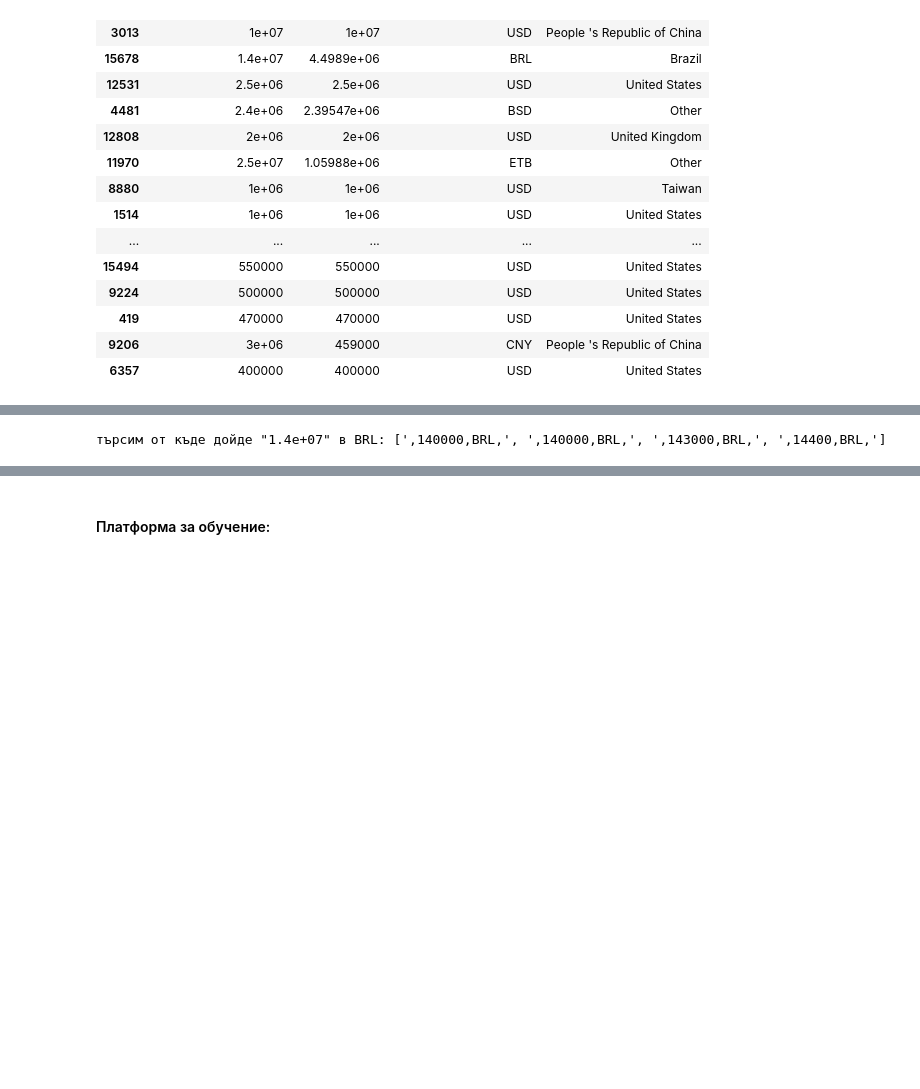
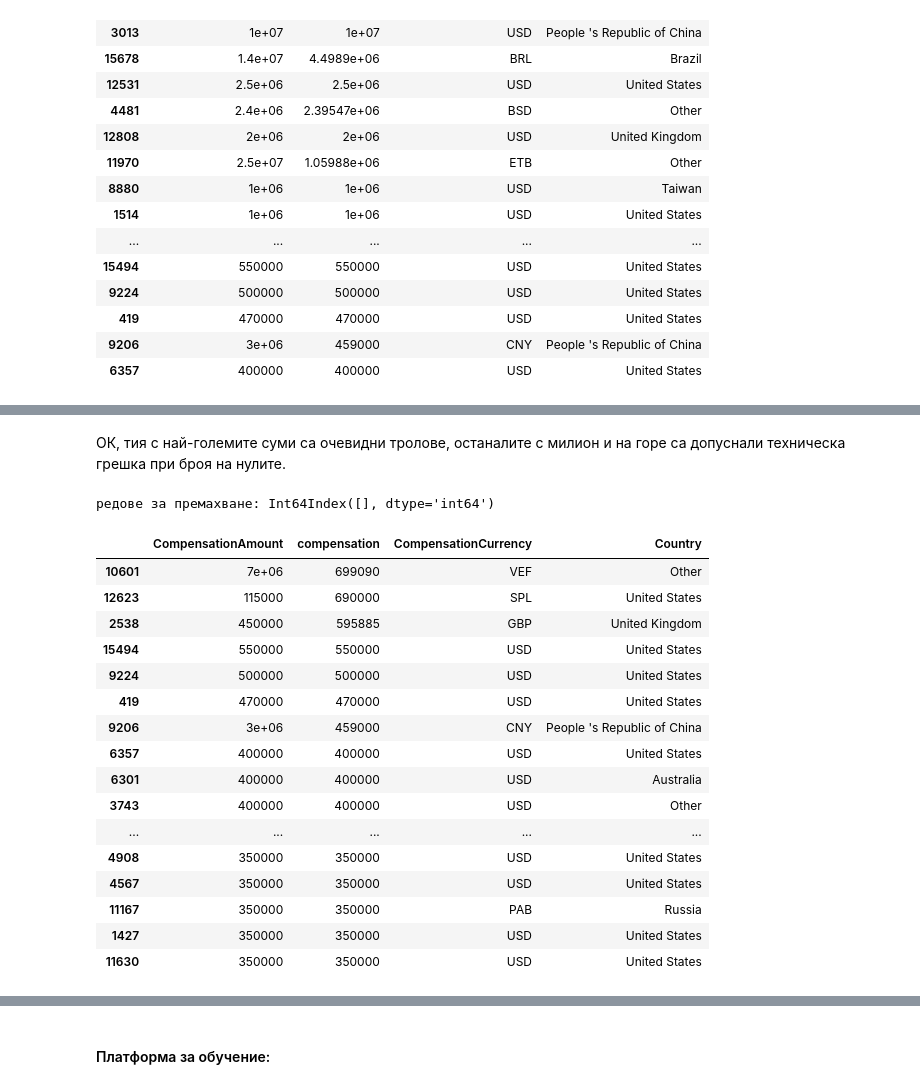
Before and after one commit to bobev18/kaggle_survey-17, a Jupyter notebook: survey2017.ipynb, the cells around one changed output, grey strips where cells are left out. Drawn from its saved outputs; the diff is of its cells as text; code cells hidden in the pictures; blank space fills up the shorter version.

```diff
--- a/survey2017.ipynb
+++ b/survey2017.ipynb
@@ -533,4 +467,28 @@ multi.loc[multi['CompensationAmount'] == 9999999]
-# %%
-print('търсим от къде дойде "1.4e+07" в BRL:', re.findall(r',1.?4\d{3,},BRL,', rawdata, re.IGNORECASE))
-# %% [output]
-търсим от къде дойде "1.4e+07" в BRL: [',140000,BRL,', ',140000,BRL,', ',143000,BRL,', ',14400,BRL,']
+# %% [markdown]
+ОК, тия с най-големите суми са очевидни тролове, останалите с милион и на горе са допуснали техническа грешка при броя на нулите.
+# %%
+# selected.drop((selected['compensation'] >= 1e+7).index, inplace=True)
+# selected
+rows_to_delete = selected[selected['compensation'] >= 1e+6].index
+print('редове за премахване:', rows_to_delete)
+selected.drop(rows_to_delete, inplace=True)
+selected[:20].style.apply(lambda x: ['background: lightgreen' if x.name == 'compensation' and isinstance(z, float) and z >= 400000 else '' for i,z in x.iteritems()])
+# %% [output]
+редове за премахване: Int64Index([], dtype='int64')
+|  | CompensationAmount | compensation | CompensationCurrency | Country |
+| 10601 | 7e+06 | 699090 | VEF | Other |
+| 12623 | 115000 | 690000 | SPL | United States |
+| 2538 | 450000 | 595885 | GBP | United Kingdom |
+| 15494 | 550000 | 550000 | USD | United States |
+| 9224 | 500000 | 500000 | USD | United States |
+| 419 | 470000 | 470000 | USD | United States |
+| 9206 | 3e+06 | 459000 | CNY | People 's Republic of China |
+| 6357 | 400000 | 400000 | USD | United States |
+| 6301 | 400000 | 400000 | USD | Australia |
+| 3743 | 400000 | 400000 | USD | Other |
+| ... | ... | ... | ... | ... |
+| 4908 | 350000 | 350000 | USD | United States |
+| 4567 | 350000 | 350000 | USD | United States |
+| 11167 | 350000 | 350000 | PAB | Russia |
+| 1427 | 350000 | 350000 | USD | United States |
+| 11630 | 350000 | 350000 | USD | United States |
```
Also changed, not shown: parts of 62 cells of this notebook, 1 other file.
